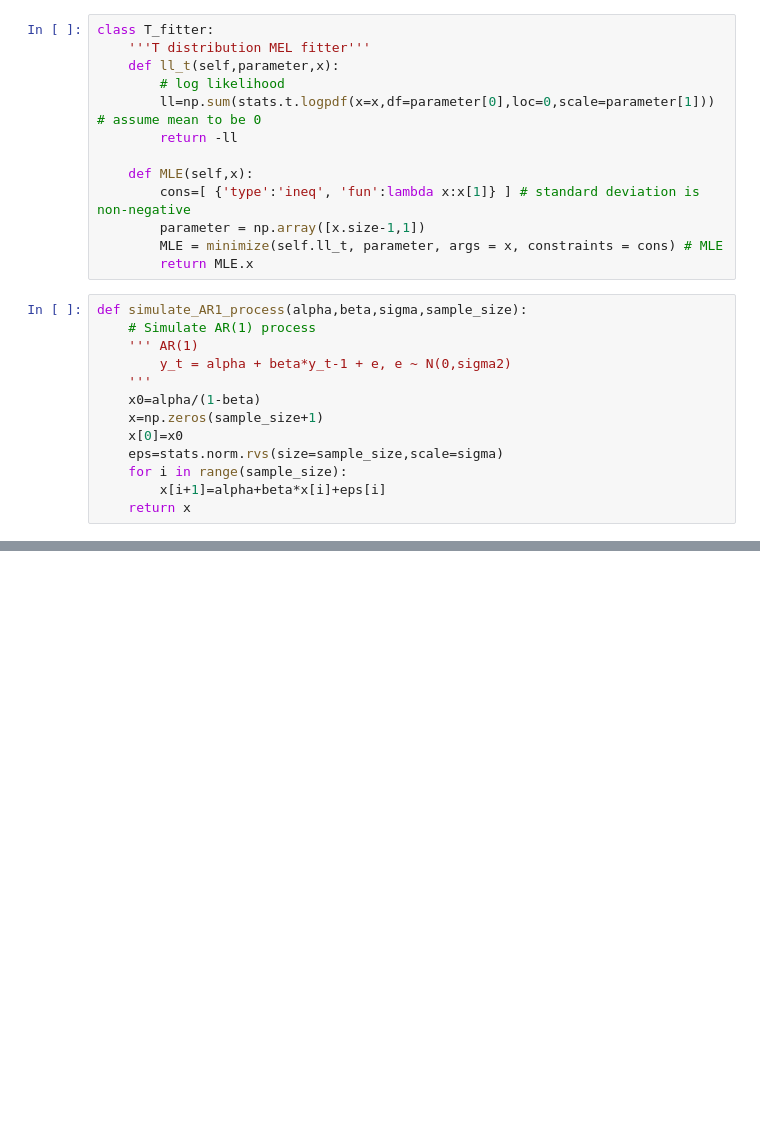
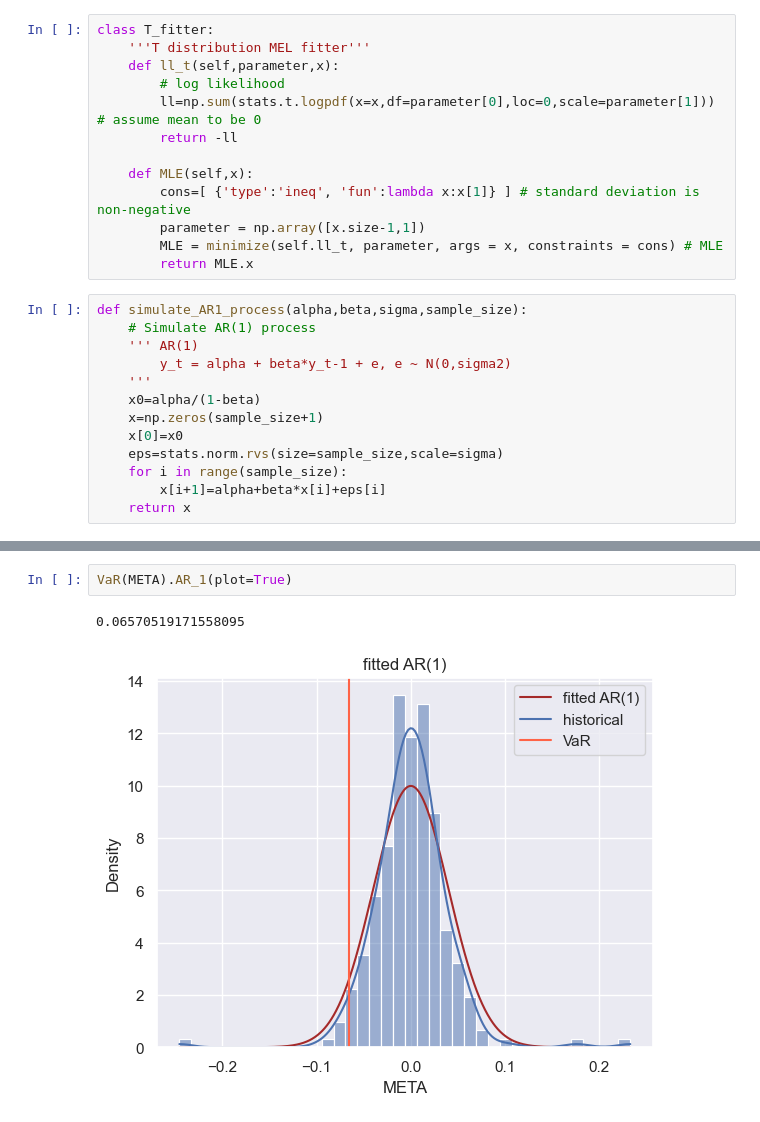
Before and after one commit to QijunYang1/Quantitative-Risk-Management, a Jupyter notebook: week04/Project-4.ipynb, the cells around one changed output, grey strips where cells are left out. Saved outputs shown, nothing was run; the diff lists cells and outputs as text; blank space fills up the shorter version.

```diff
--- a/week04/Project-4.ipynb
+++ b/week04/Project-4.ipynb
@@ -333 +358,6 @@ array([2.8, 6.4, 5.8])
+# %%
+VaR(META).AR_1(plot=True)
+# %% [output]
+0.06570519171558095
+[figure, added]
 # %%
```
Also changed, not shown: parts of 28 cells of this notebook, 1 other file.
